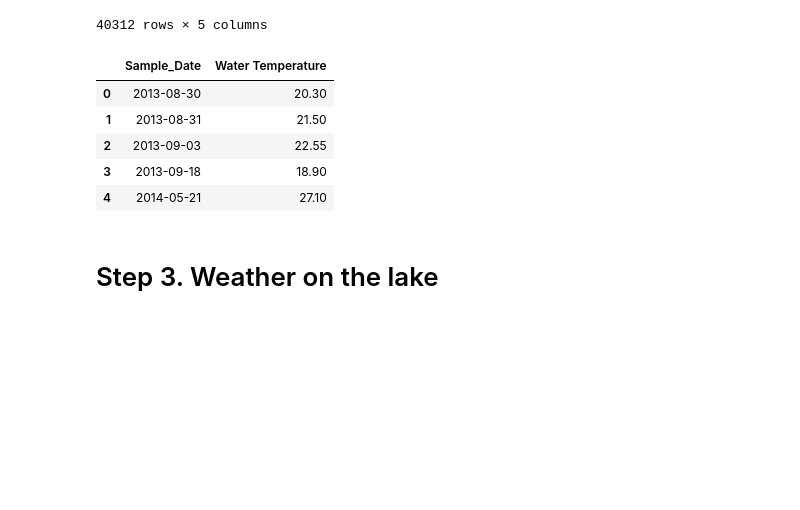
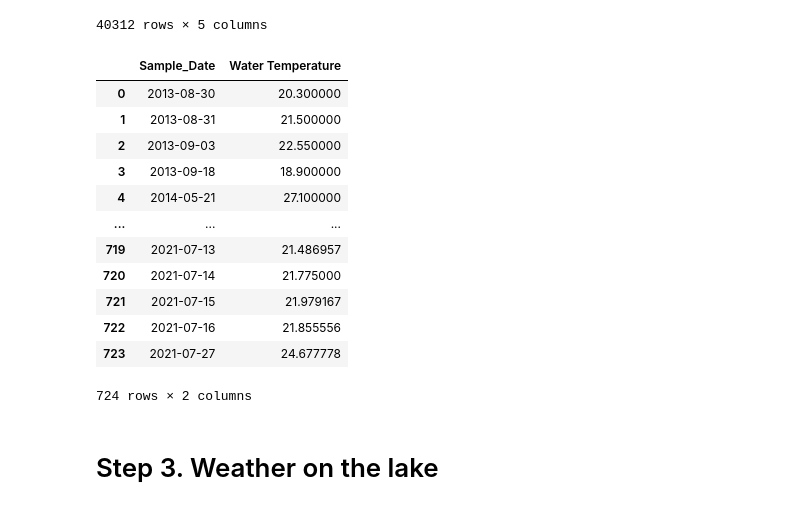
Before and after one commit to danielatuesta55/E_Coli_Chicago_Beaches, a Jupyter notebook: Jupyterlab_Notebooks/full_beach.ipynb, the cells around one changed output. Saved outputs shown, nothing was run; the diff lists cells and outputs as text; code cells hidden in the pictures; blank space fills up the shorter version.

```diff
--- a/Jupyterlab_Notebooks/full_beach.ipynb
+++ b/Jupyterlab_Notebooks/full_beach.ipynb
@@ -119,15 +133,22 @@ cleaned_quality
 # %%
 #Group by sample date and getting the mean
 cleaned_quality = cleaned_quality.groupby('Sample_Date').mean()
 cleaned_quality = cleaned_quality.reset_index()
-cleaned_quality.head()
+cleaned_quality
 # %% [output]
 |  | Sample_Date | Water Temperature |
-| 0 | 2013-08-30 | 20.30 |
-| 1 | 2013-08-31 | 21.50 |
-| 2 | 2013-09-03 | 22.55 |
-| 3 | 2013-09-18 | 18.90 |
-| 4 | 2014-05-21 | 27.10 |
+| 0 | 2013-08-30 | 20.300000 |
+| 1 | 2013-08-31 | 21.500000 |
+| 2 | 2013-09-03 | 22.550000 |
+| 3 | 2013-09-18 | 18.900000 |
+| 4 | 2014-05-21 | 27.100000 |
+| ... | ... | ... |
+| 719 | 2021-07-13 | 21.486957 |
+| 720 | 2021-07-14 | 21.775000 |
+| 721 | 2021-07-15 | 21.979167 |
+| 722 | 2021-07-16 | 21.855556 |
+| 723 | 2021-07-27 | 24.677778 |
+724 rows × 2 columns
 # %% [markdown]
 # Step 3. Weather on the lake
 # %%
```
Also changed, not shown: parts of 3 cells of this notebook, 1 other file.
